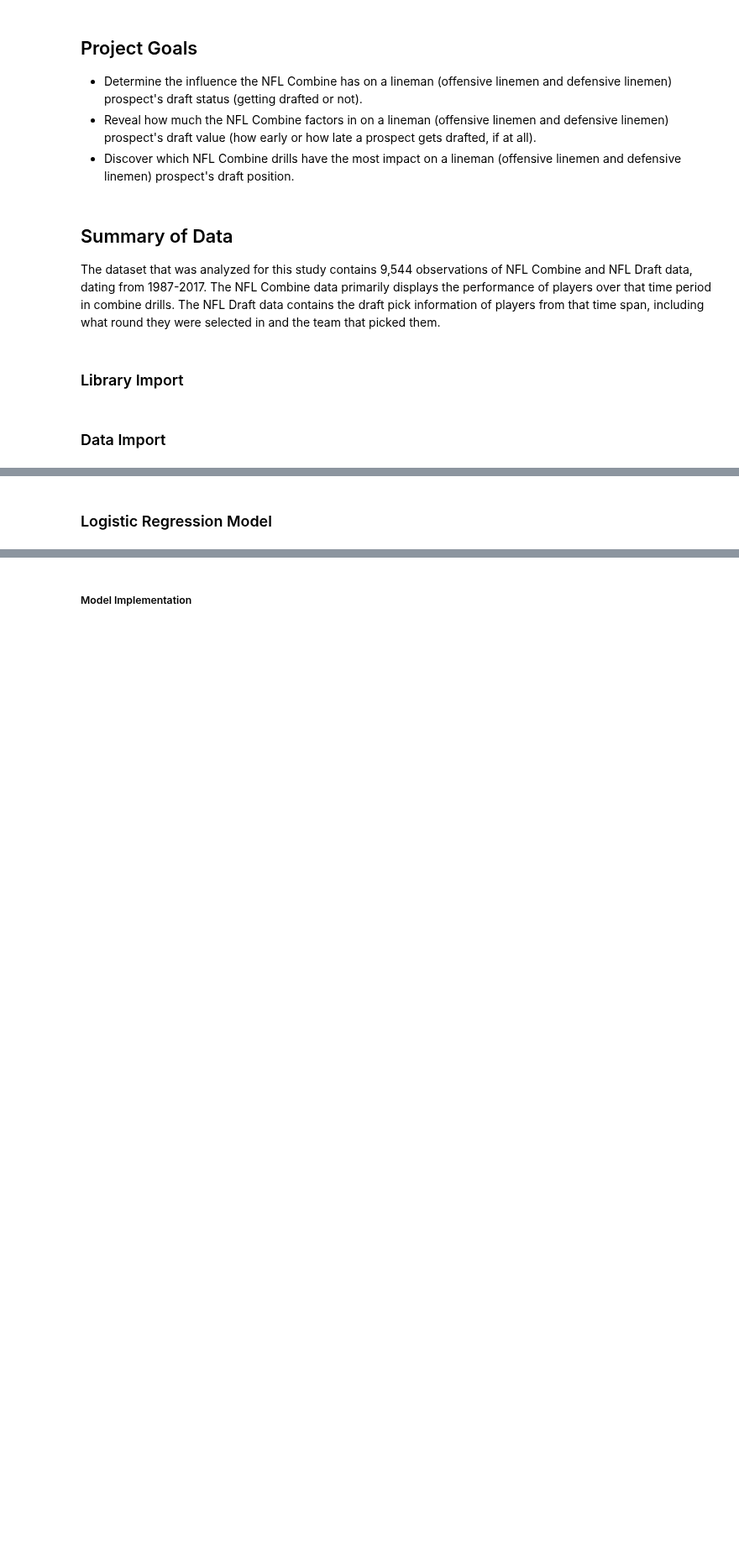
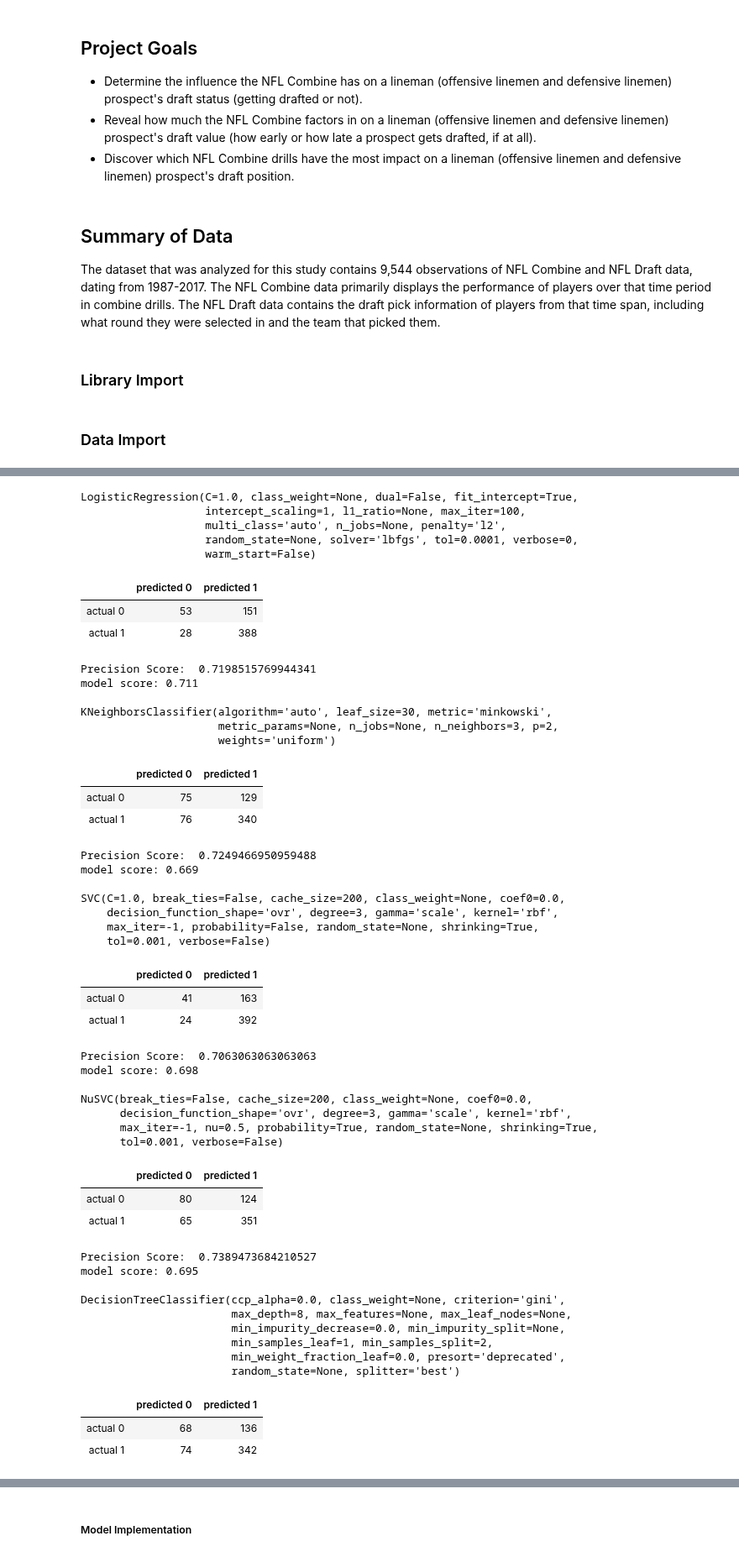
Before and after one commit to michaelpallante/nfl_combine_classification_modeling, a Jupyter notebook: notebooks/nfl_combine_technical_notebook.ipynb, the cells around one changed output, grey strips where cells are left out. Shown at 84% size. Drawn from its saved outputs; the diff is of its cells as text; code cells hidden in the pictures; blank space fills up the shorter version.

```diff
--- a/notebooks/nfl_combine_technical_notebook.ipynb
+++ b/notebooks/nfl_combine_technical_notebook.ipynb
@@ -92,2 +141,65 @@ model score: 0.785
-# %% [markdown]
-### Logistic Regression Model
+# %%
+# draft_status Test Model Selection and Comparison
+
+for classifier in classifiers:
+    pipe = Pipeline([
+                     ('ss', StandardScaler()),
+                     ('classifier', classifier)])
+    pipe.fit(x_train_ds, y_train_ds)
+    print(classifier, '\n')
+    conf_matrix = pd.DataFrame(confusion_matrix(y_test_ds, pipe.predict(x_test_ds)),
+                           index = ['actual 0', 'actual 1'],
+                           columns = ['predicted 0', 'predicted 1'])
+    display(conf_matrix)
+    print("Precision Score: ",conf_matrix.iloc[1,1]/(conf_matrix.iloc[1,1]+conf_matrix.iloc[0,1]))
+    print("model score: %.3f" % pipe.score(x_test_ds, y_test_ds), '\n')
+# %% [output]
+LogisticRegression(C=1.0, class_weight=None, dual=False, fit_intercept=True,
+                   intercept_scaling=1, l1_ratio=None, max_iter=100,
+                   multi_class='auto', n_jobs=None, penalty='l2',
+                   random_state=None, solver='lbfgs', tol=0.0001, verbose=0,
+                   warm_start=False)
+|  | predicted 0 | predicted 1 |
+| actual 0 | 53 | 151 |
+| actual 1 | 28 | 388 |
+Precision Score:  0.7198515769944341
+model score: 0.711
+
+KNeighborsClassifier(algorithm='auto', leaf_size=30, metric='minkowski',
+                     metric_params=None, n_jobs=None, n_neighbors=3, p=2,
+                     weights='uniform')
+|  | predicted 0 | predicted 1 |
+| actual 0 | 75 | 129 |
+| actual 1 | 76 | 340 |
+Precision Score:  0.7249466950959488
+model score: 0.669
+
+SVC(C=1.0, break_ties=False, cache_size=200, class_weight=None, coef0=0.0,
+    decision_function_shape='ovr', degree=3, gamma='scale', kernel='rbf',
+    max_iter=-1, probability=False, random_state=None, shrinking=True,
+    tol=0.001, verbose=False)
+|  | predicted 0 | predicted 1 |
+| actual 0 | 41 | 163 |
+| actual 1 | 24 | 392 |
+Precision Score:  0.7063063063063063
+model score: 0.698
+
+NuSVC(break_ties=False, cache_size=200, class_weight=None, coef0=0.0,
+      decision_function_shape='ovr', degree=3, gamma='scale', kernel='rbf',
+      max_iter=-1, nu=0.5, probability=True, random_state=None, shrinking=True,
+      tol=0.001, verbose=False)
+|  | predicted 0 | predicted 1 |
+| actual 0 | 80 | 124 |
+| actual 1 | 65 | 351 |
+Precision Score:  0.7389473684210527
+model score: 0.695
+
+DecisionTreeClassifier(ccp_alpha=0.0, class_weight=None, criterion='gini',
+                       max_depth=8, max_features=None, max_leaf_nodes=None,
+                       min_impurity_decrease=0.0, min_impurity_split=None,
+                       min_samples_leaf=1, min_samples_split=2,
+                       min_weight_fraction_leaf=0.0, presort='deprecated',
+                       random_state=None, splitter='best')
+|  | predicted 0 | predicted 1 |
+| actual 0 | 68 | 136 |
+| actual 1 | 74 | 342 |
```
Also changed, not shown: parts of 13 cells of this notebook, 2 other files.
